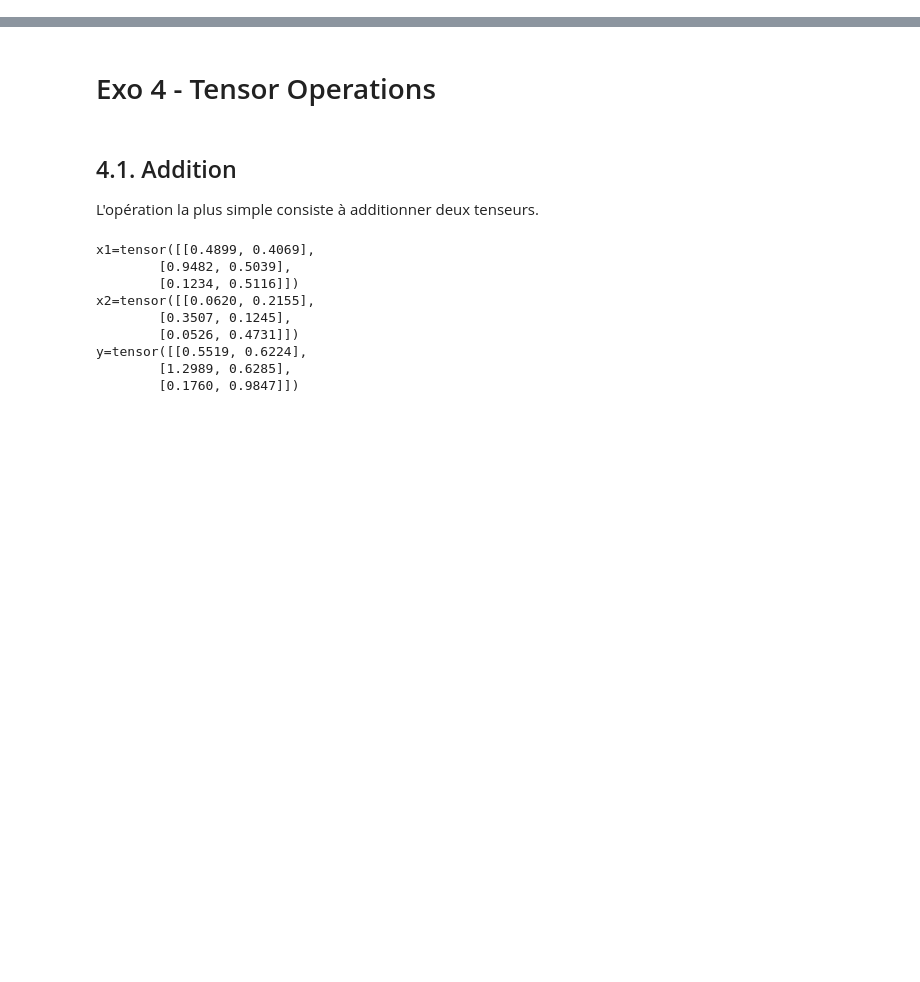
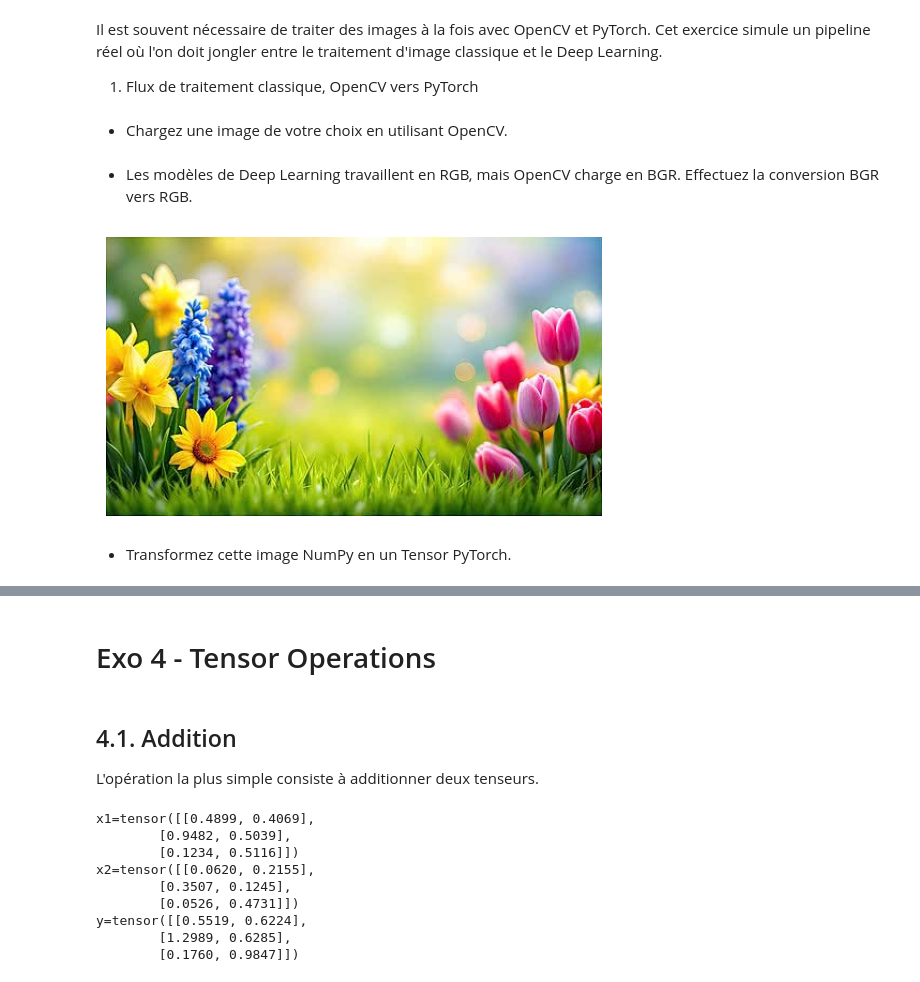
Before and after one commit to Azsu-rae/asura-mlkit, a Jupyter notebook: tutorials/Tensors.ipynb, the cells around one changed output, grey strips where cells are left out. Cells and saved outputs as stored; diff of their text form; code cells hidden in the pictures; blank space fills up the shorter version.

```diff
--- a/tutorials/Tensors.ipynb
+++ b/tutorials/Tensors.ipynb
@@ -21,0 +22,20 @@ The API is similar to [Numpy](NumPy.ipynb)'s and PyTorch is NumPy-compatible:
+# %% [markdown]
+Il est souvent nécessaire de traiter des images à la fois avec OpenCV et PyTorch. Cet exercice simule un pipeline réel où l'on doit jongler entre le traitement d'image classique et le Deep Learning.
+1. Flux de traitement classique, OpenCV vers PyTorch
+# %% [markdown]
+- Chargez une image de votre choix en utilisant OpenCV.
+# %%
+im = cv2.imread("nature.jpg")
+assert im is not None, "Image not found! Check your path/data your dumbass!"
+# %% [markdown]
+- Les modèles de Deep Learning travaillent en RGB, mais OpenCV charge en BGR. Effectuez la conversion BGR vers RGB.
+# %%
+rgbim = cv2.cvtColor(im, cv2.COLOR_BGR2RGB)
+
+plt.imshow(rgbim)
+plt.axis("off")
+plt.show()
+# %% [output]
+[figure, added]
+# %% [markdown]
+- Transformez cette image NumPy en un Tensor PyTorch.
```
Also changed, not shown: parts of 16 cells of this notebook, 51 other files.
